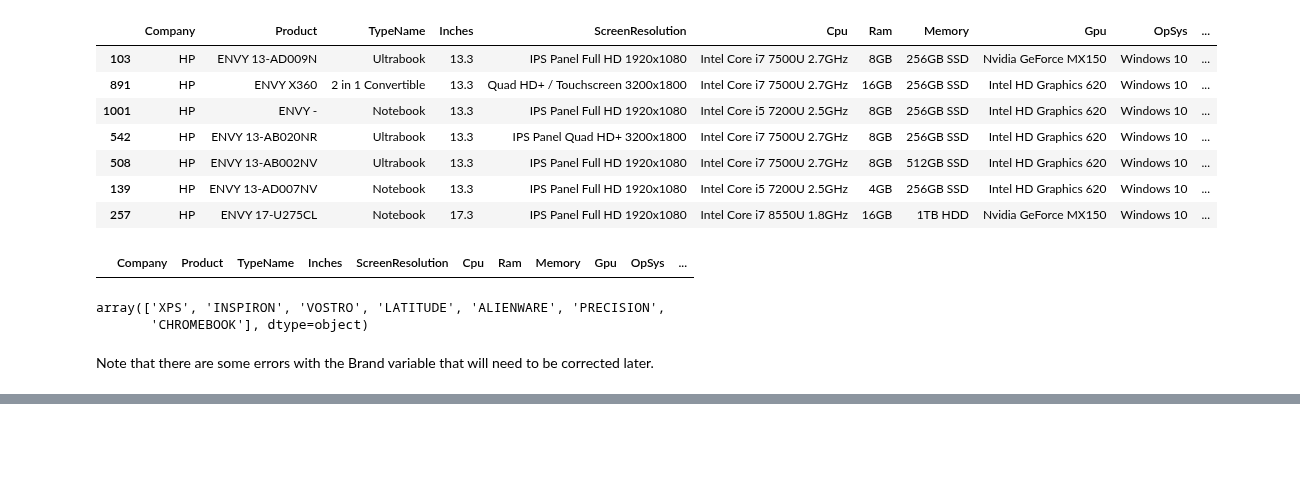
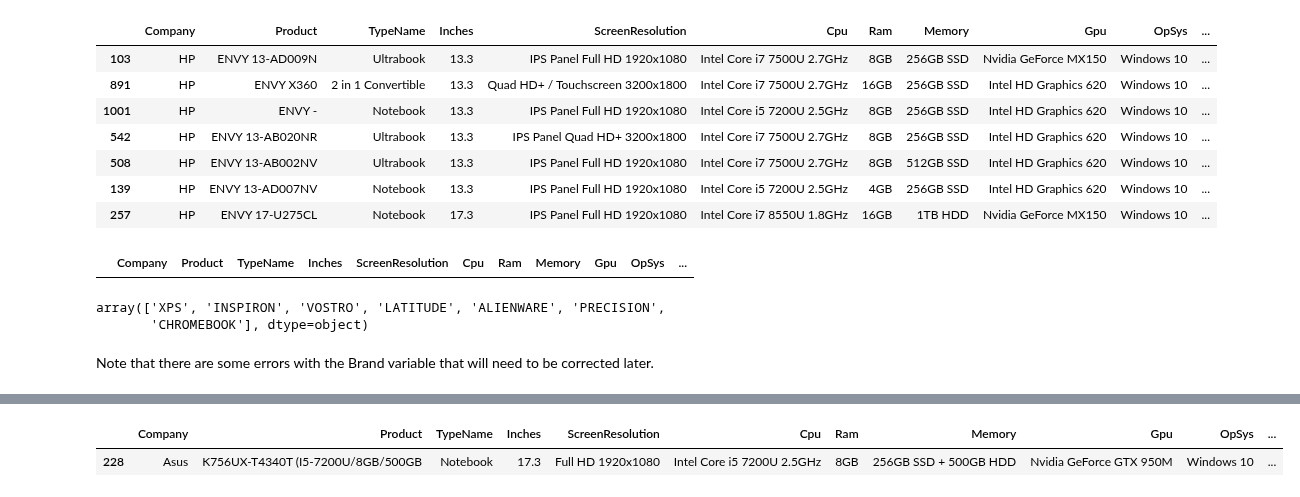
Before and after one commit to ryan-ferns/project_laptop_prices, a Jupyter notebook: laptop-prices-project.ipynb, the cells around one changed output, grey strips where cells are left out. Cells and saved outputs as stored; diff of their text form; code cells hidden in the pictures; blank space fills up the shorter version.

```diff
--- a/laptop-prices-project.ipynb
+++ b/laptop-prices-project.ipynb
@@ -2743,0 +2799,5 @@ train[(train['Brand'] == 'F756UX-T4201D')]
+# %%
+train[(train['Brand'].str.startswith('K756'))]
+# %% [output]
+|  | Company | Product | TypeName | Inches | ScreenResolution | Cpu | Ram | Memory | Gpu | OpSys | ... |
+| 228 | Asus | K756UX-T4340T (I5-7200U/8GB/500GB | Notebook | 17.3 | Full HD 1920x1080 | Intel Core i5 7200U 2.5GHz | 8GB | 256GB SSD + 500GB HDD | Nvidia GeForce GTX 950M | Windows 10 | ... |
```
Also changed, not shown: parts of 3 cells of this notebook.
